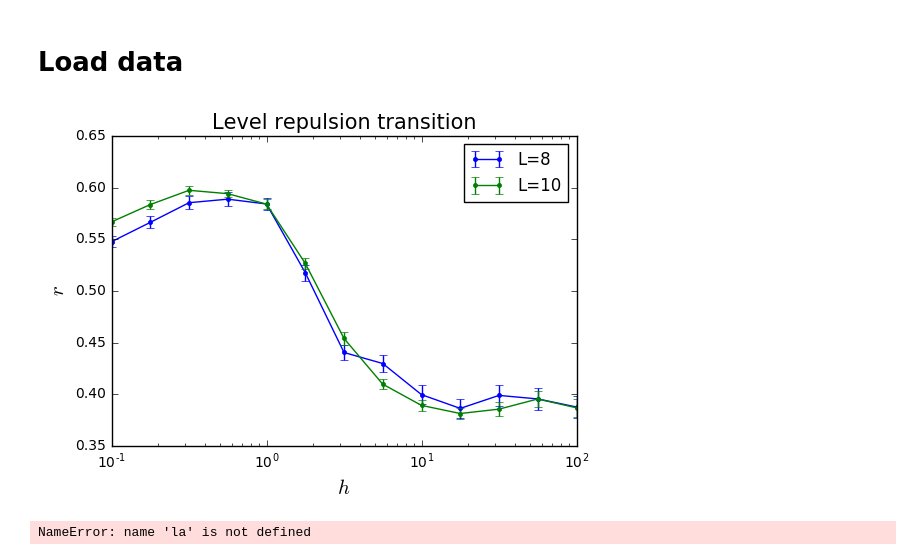
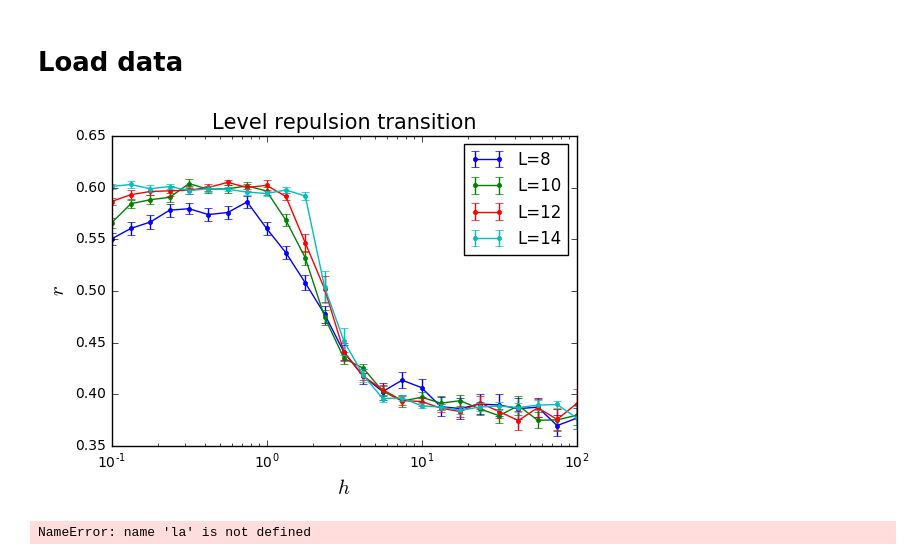
Before and after one commit to cnstahl/Asymmetric, a Jupyter notebook: python/Hamiltonian/Level Statistics Random Field.ipynb, the cells around one changed output. Saved outputs shown, nothing was run; the diff lists cells and outputs as text; code cells hidden in the pictures.

```diff
--- a/python/Hamiltonian/Level Statistics Random Field.ipynb
+++ b/python/Hamiltonian/Level Statistics Random Field.ipynb
@@ -60,29 +60,30 @@ plt.show()
 # Load data
 # %%
 data = np.load("data/phasetrans.npy")
-levels = 13
+levels = 25
 hs = np.logspace(-1,2, levels)
 ax = plt.subplot(111)
-for i, L in enumerate([8,10]):
+for i, L in enumerate([8,10,12,14]):
+#     if (i==0): continue
     ax.set_xscale("log", nonposx='clip')
     ax.errorbar(
         hs,
         data[i,0],
         yerr = data[i,1],
         marker = '.',
         drawstyle = 'steps-mid-',
         label ='L='+str(L)
     )
     plt.xlabel('$h$', fontsize=15)
     plt.ylabel('$r$', fontsize=15)
 #     plt.ylim(.4,.6)
 plt.legend()
 plt.xlim(1e-1,100)
 plt.title("Level repulsion transition", fontsize=15)
-# plt.savefig("figures/levelrepultrans.pdf")
+plt.savefig("figures/levelrepultransf.pdf")
 plt.show()
 # %% [output]
-[figure, old version]
+[figure, new version]
 # %%
 val, _ = la.eigsh(X, sigma=0, k = 4, which="LA")
 qm.chop(val)
```
Also changed, not shown: 4 other files.
